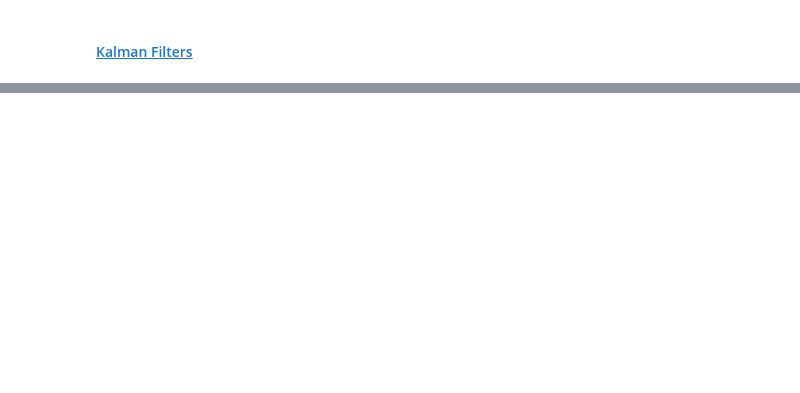
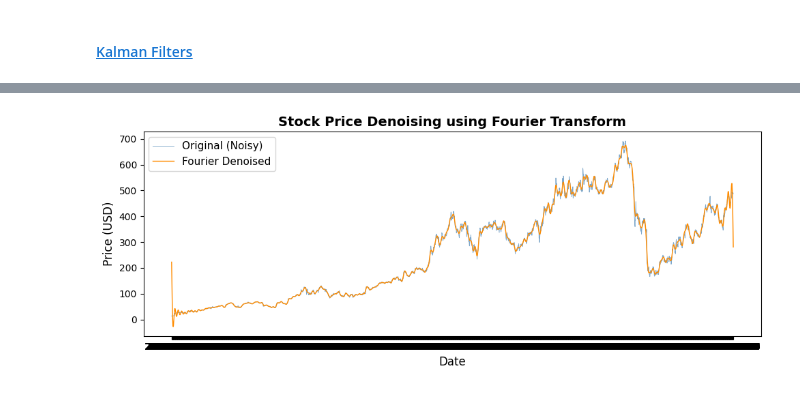
Before and after one commit to GinHikat/OmniTS_for_Stock, a Jupyter notebook: notebooks/preprocessing_benchmark.ipynb, the cells around one changed output, grey strips where cells are left out. Cells and saved outputs as stored; diff of their text form; code cells hidden in the pictures; blank space fills up the shorter version.

```diff
--- a/notebooks/prep_eda.ipynb
+++ b/notebooks/preprocessing_benchmark.ipynb
@@ -914,0 +1093,33 @@ plt.show()
+# %%
+# Fourier transform into components, notice that the algorithm uses the Fast Fourier Transform (FFT) to reduce the complexity from O($n^2$) to O(NlogN)
+fft_vals = np.fft.fft(df_NFLX['Close'])
+freqs = np.fft.fftfreq(len(df_NFLX['Close']), 1/500)
+
+# Low-pass filter (cutoff = 30 Hz)
+cutoff = 30
+fft_filtered = fft_vals.copy()
+fft_filtered[np.abs(freqs) > cutoff] = 0
+
+# Inverse FFT
+df_NFLX['Fourier_filtered_Price'] = np.fft.ifft(fft_filtered).real #only take the real components
+# %%
+plt.figure(figsize=(10,4))
+
+# Plot noisy signal
+plt.plot(df_NFLX['Date'], df_NFLX['Close'],
+         label="Original (Noisy)",
+         linewidth=0.6, color='steelblue', alpha=0.7)
+
+# Plot denoised signal
+plt.plot(df_NFLX['Date'], df_NFLX['Fourier_filtered_Price'],
+         label="Fourier Denoised",
+         linewidth=1, color='darkorange')
+
+plt.title("Stock Price Denoising using Fourier Transform", fontsize=14, weight='bold')
+plt.xlabel("Date", fontsize=12)
+plt.ylabel("Price (USD)", fontsize=12)
+plt.legend(fontsize=11, loc="best")
+plt.tight_layout()
+plt.show()
+# %% [output]
+[figure, added]
```
Also changed, not shown: parts of 43 cells of this notebook, 5 other files.
